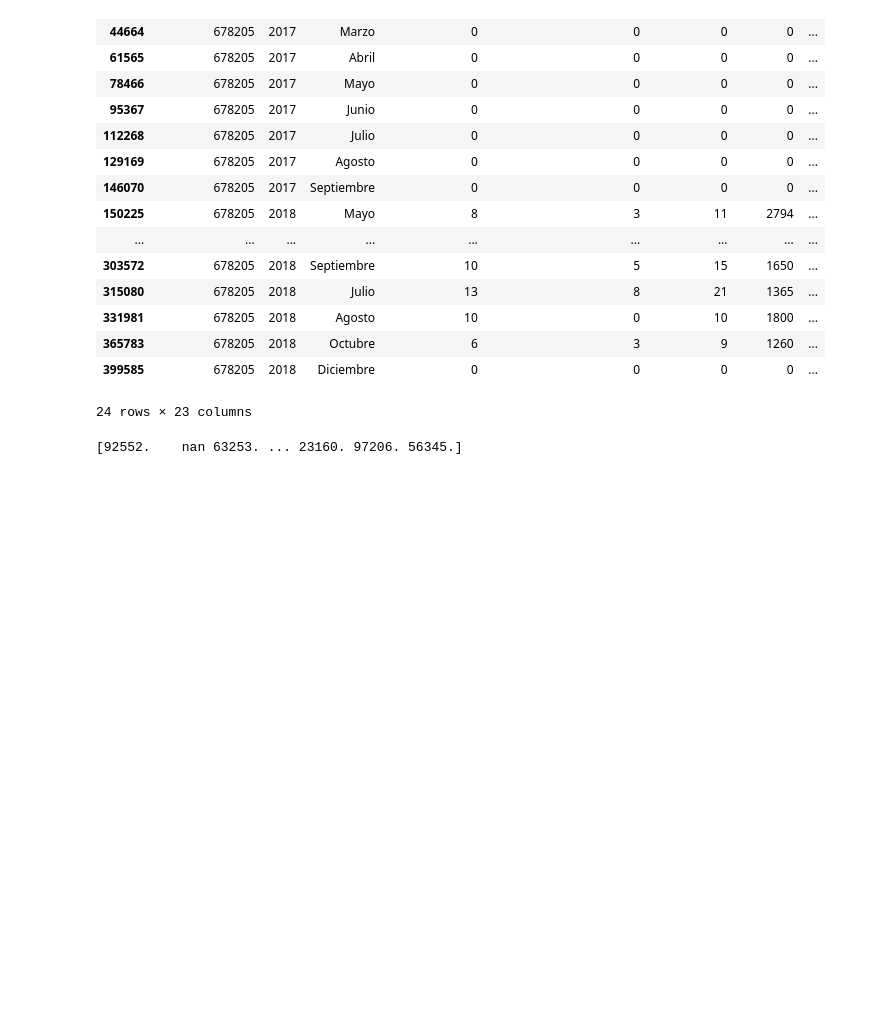
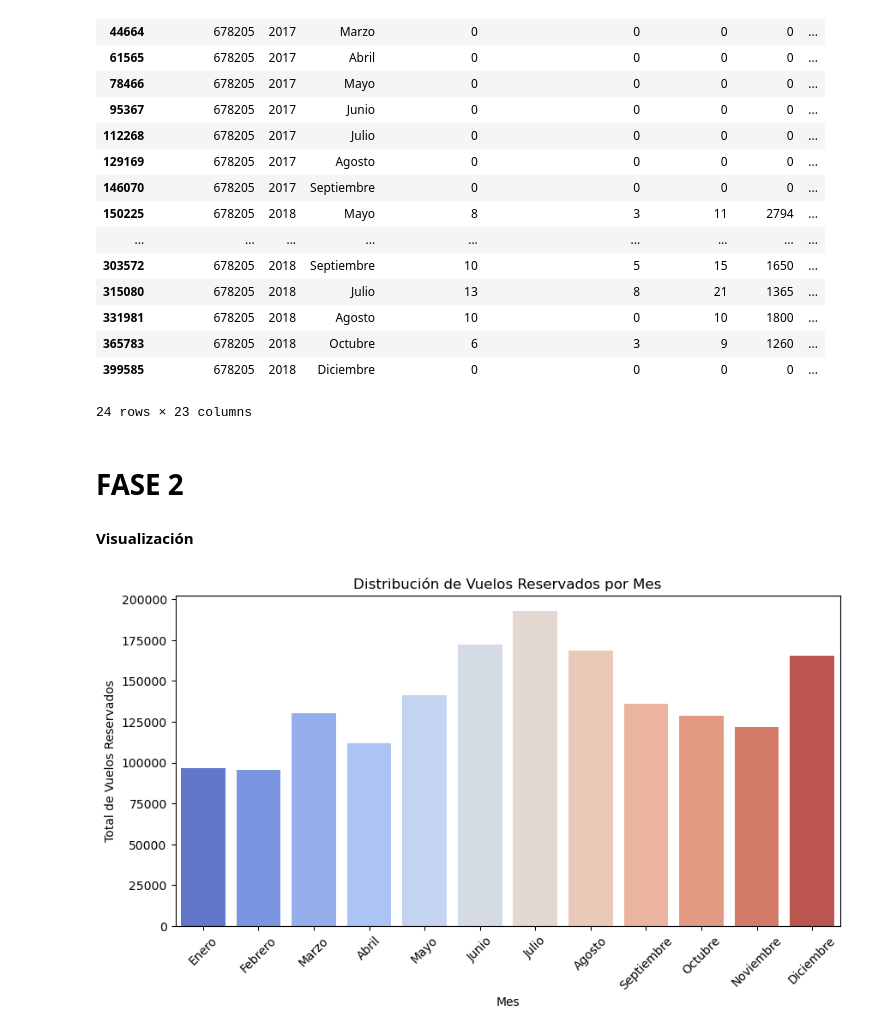
Before and after one commit to Adalab/bda-modulo-3-evaluacion-final-fatimagonzalezya, a Jupyter notebook: evaluacion-final-fatimagonzalezya.ipynb, the cells around one changed output. Cells and saved outputs as stored; diff of their text form; code cells hidden in the pictures; blank space fills up the shorter version.

```diff
--- a/evaluacion-final-fatimagonzalezya.ipynb
+++ b/evaluacion-final-fatimagonzalezya.ipynb
@@ -394,0 +355,6 @@ Name: Salary, Length: 16737, dtype: float64
+# %%
+# Reemplazar valores nulos en Salary con la mediana, ya que la distribución es asimétrica
+df_Loyalty_History["Salary"] = df_Loyalty_History["Salary"].fillna(df_Loyalty_History["Salary"].median())
+
+# Verificar si aún quedan valores nulos
+print(df_Loyalty_History.isnull().sum())
@@ -528,7 +510,6 @@ df_unido[df_unido["Loyalty Number"] == 678205]  # Comprobación
 | 365783 | 678205 | 2018 | Octubre | 6 | 3 | 9 | 1260 | ... |
 | 399585 | 678205 | 2018 | Diciembre | 0 | 0 | 0 | 0 | ... |
 24 rows × 23 columns
-# %%
-print(df_unido["Salary"].unique())
-# %% [output]
-[92552.    nan 63253. ... 23160. 97206. 56345.]
+# %% [markdown]
+# FASE 2
+#### Visualización
@@ -534,0 +518,22 @@ print(df_unido["Salary"].unique())
+# %%
+# Necesitamos comparar valores numéricos (suma de Flights Booked) a lo largo de una variable categórica (Month).
+# barplot es la mejor opción para visualizar cantidades agregadas (sumadas o promediadas) para diferentes categorías
+
+# Agrupamos y sumamos la cantidad total de vuelos reservados por mes, asegurando que se mantengan todos los meses
+df_vuelos_mes = df_unido.groupby("Month", observed=False)["Flights Booked"].sum().reset_index()
+
+plt.figure(figsize=(10, 5))
+
+sns.barplot(data=df_vuelos_mes, x="Month", y="Flights Booked", hue="Month", palette="coolwarm", legend=False)
+
+plt.title("Distribución de Vuelos Reservados por Mes")
+plt.xlabel("Mes")
+plt.ylabel("Total de Vuelos Reservados")
+plt.xticks(rotation=45)
+
+plt.show()
+
+
+# La observación es clara, las épocas en las que más se viaja es verano y navidad y después otoño y semana santa (en ese orden). Aunque la gráfica es bastante homonégena, se mantiene durante el año una media alta.
+# %% [output]
+[figure, added]
```
Also changed, not shown: parts of 58 cells of this notebook.
